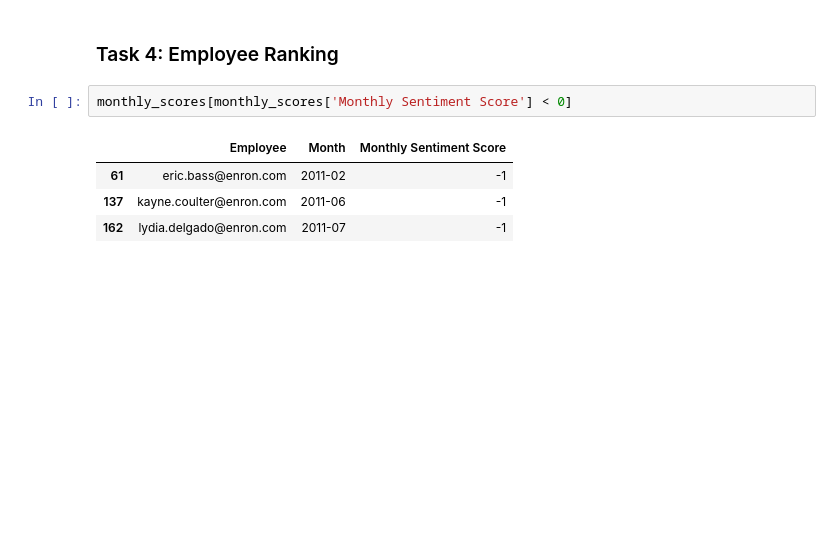
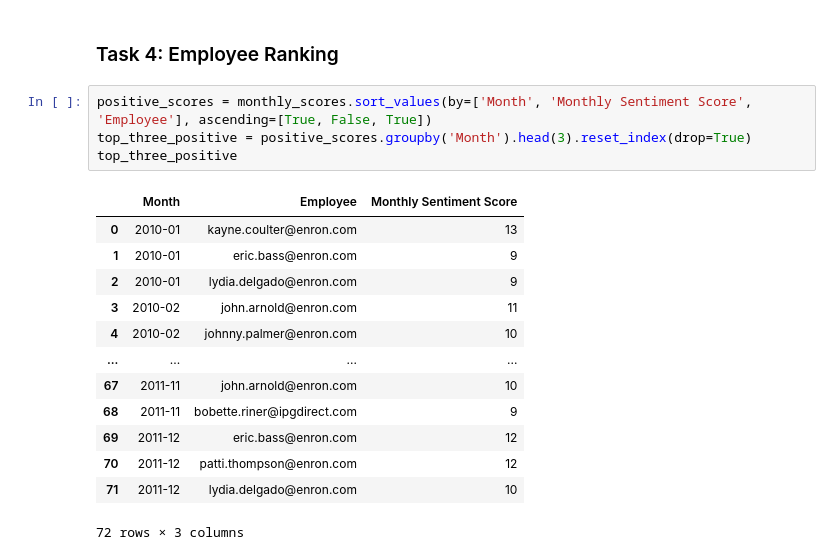
Before and after one commit to yenphglam/Final_Assessment, a Jupyter notebook: Analysis_Notebook.ipynb, the cells around one changed output. Saved outputs shown, nothing was run; the diff lists cells and outputs as text; blank space fills up the shorter version.

```diff
--- a/Analysis_Notebook.ipynb
+++ b/Analysis_Notebook.ipynb
@@ -246,10 +248,21 @@ monthly_scores[monthly_scores['Monthly Sentiment Score'] < 0]
 | 186 | 2011-07 | lydia.delgado@enron.com | -1 |
 # %% [markdown]
 ### Task 4: Employee Ranking
-# %%
-monthly_scores[monthly_scores['Monthly Sentiment Score'] < 0]
-# %% [output]
-|  | Employee | Month | Monthly Sentiment Score |
-| 61 | eric.bass@enron.com | 2011-02 | -1 |
-| 137 | kayne.coulter@enron.com | 2011-06 | -1 |
-| 162 | lydia.delgado@enron.com | 2011-07 | -1 |
+# %%
+positive_scores = monthly_scores.sort_values(by=['Month', 'Monthly Sentiment Score', 'Employee'], ascending=[True, False, True])
+top_three_positive = positive_scores.groupby('Month').head(3).reset_index(drop=True)
+top_three_positive
+# %% [output]
+|  | Month | Employee | Monthly Sentiment Score |
+| 0 | 2010-01 | kayne.coulter@enron.com | 13 |
+| 1 | 2010-01 | eric.bass@enron.com | 9 |
+| 2 | 2010-01 | lydia.delgado@enron.com | 9 |
+| 3 | 2010-02 | john.arnold@enron.com | 11 |
+| 4 | 2010-02 | johnny.palmer@enron.com | 10 |
+| ... | ... | ... | ... |
+| 67 | 2011-11 | john.arnold@enron.com | 10 |
+| 68 | 2011-11 | bobette.riner@ipgdirect.com | 9 |
+| 69 | 2011-12 | eric.bass@enron.com | 12 |
+| 70 | 2011-12 | patti.thompson@enron.com | 12 |
+| 71 | 2011-12 | lydia.delgado@enron.com | 10 |
+72 rows × 3 columns
```
Also changed, not shown: parts of 5 cells of this notebook.
